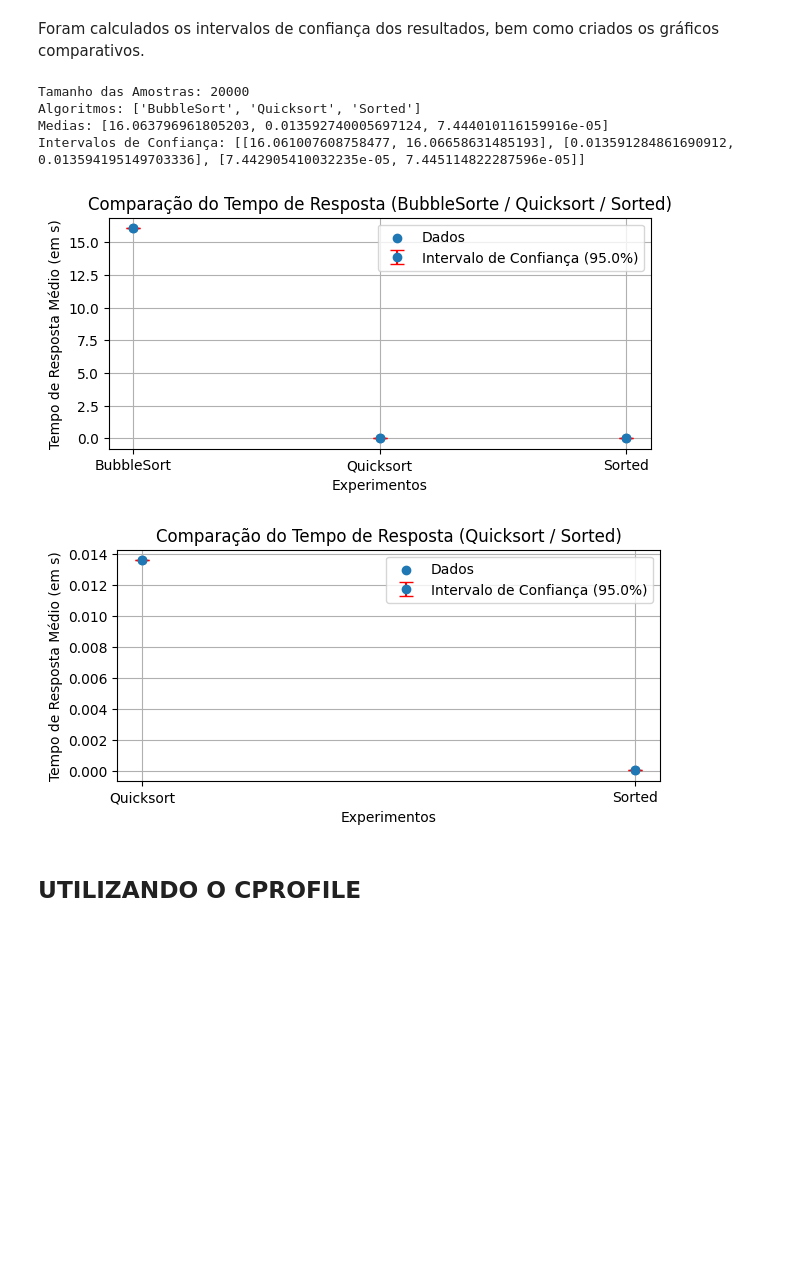
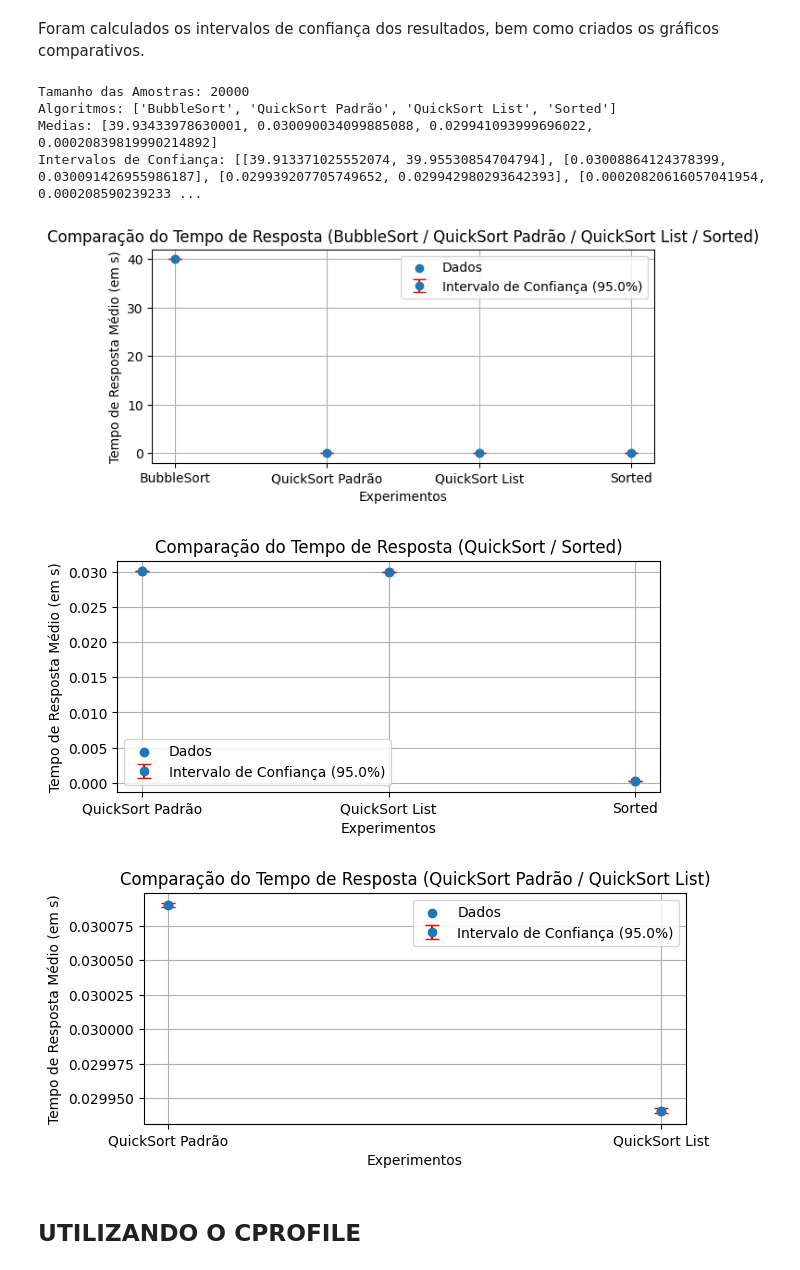
Before and after one commit to greffao/Optimizing-Code, a Jupyter notebook: Atividade 5/atividade5.ipynb, the cells around one changed output. Drawn from its saved outputs; the diff is of its cells as text; code cells hidden in the pictures; blank space fills up the shorter version.

```diff
--- a/Atividade 5/atividade5.ipynb
+++ b/Atividade 5/atividade5.ipynb
@@ -45,8 +45,28 @@ def bubble_sort(lista):
             if lista[j] < lista[j - 1]:
                 lista[j], lista[j - 1] = lista[j - 1], lista[j]
     return lista
+# %%
+def quicksort(arr):
+    if len(arr) <= 1:
+        return arr
+
+    pivot_index = len(arr) // 2
+    pivot = arr[pivot_index]
+    menores = []
+    iguais = []
+    maiores = []
+
+    for i, element in enumerate(arr):
+        if element < pivot:
+            menores.append(element)
+        elif element == pivot:
+            iguais.append(element)
+        else:
+            maiores.append(element)
+
+    return quicksort(menores) + iguais + quicksort(maiores)
 # %%
-def quicksort(arr):
+def quicksort_list(arr):
     if len(arr) <= 1:
         return arr
     pivot = arr[len(arr) // 2]
@@ -84,7 +110,8 @@ A utilização da biblioteca Timeit possibilita a utilização do parâmetro 'nu
 # %%
 lista = [x for x in range(20000, 0, -1)]
 results_bubble = [timeit.timeit(lambda: bubble_sort(lista.copy()), number=1) for _ in range(10)]
-results_quicksort = [timeit.timeit(lambda: quicksort(lista.copy()), number=1) for _ in range(10)]
+results_quicksort_padrao = [timeit.timeit(lambda: quicksort(lista.copy()), number=1) for _ in range(10)]
+results_quicksort_list = [timeit.timeit(lambda: quicksort_list(lista.copy()), number=1) for _ in range(10)]
 results_otimizado = [timeit.timeit(lambda: sorted(lista.copy()), number=1) for _ in range(10)]
 # %% [markdown]
 ### Calculando Intervalos de Confiança dos Resultados
@@ -109,27 +136,29 @@ def grafico_intervalo(nomes, medias, intervalos, nivel_confianca, algoritmos):
     plt.grid(True)
     plt.show()
 # %%
-results = [results_bubble, results_quicksort, results_otimizado]
+results = [results_bubble, results_quicksort_padrao, results_quicksort_list, results_otimizado]
 tamanho_amostra = len(lista)
 nivel_confianca = 0.95
-nomes = ['BubbleSort', 'Quicksort', 'Sorted']
+nomes = ['BubbleSort', 'QuickSort Padrão', 'QuickSort List', 'Sorted']
 medias = [np.mean(r) for r in results]
 intervalos = [intervalo_confianca(r, nivel_confianca, tamanho_amostra) for r in results]
 
 print('Tamanho das Amostras:', tamanho_amostra)
 print('Algoritmos:', nomes)
 print('Medias:', medias)
 print('Intervalos de Confiança:', intervalos)
 
-grafico_intervalo(nomes, medias, intervalos, nivel_confianca, 'BubbleSorte / Quicksort / Sorted')
-grafico_intervalo(nomes[1:3], medias[1:3], intervalos[1:3], nivel_confianca, 'Quicksort / Sorted')
+grafico_intervalo(nomes, medias, intervalos, nivel_confianca, 'BubbleSort / QuickSort Padrão / QuickSort List / Sorted')
+grafico_intervalo(nomes[1:4], medias[1:4], intervalos[1:4], nivel_confianca, 'QuickSort / Sorted')
+grafico_intervalo(nomes[1:3], medias[1:3], intervalos[1:3], nivel_confianca, 'QuickSort Padrão / QuickSort List')
 # %% [output]
 Tamanho das Amostras: 20000
-Algoritmos: ['BubbleSort', 'Quicksort', 'Sorted']
-Medias: [16.063796961805203, 0.013592740005697124, 7.444010116159916e-05]
-Intervalos de Confiança: [[16.061007608758477, 16.06658631485193], [0.013591284861690912, 0.013594195149703336], [7.442905410032235e-05, 7.445114822287596e-05]]
+Algoritmos: ['BubbleSort', 'QuickSort Padrão', 'QuickSort List', 'Sorted']
+Medias: [39.93433978630001, 0.030090034099885088, 0.029941093999696022, 0.00020839819990214892]
+Intervalos de Confiança: [[39.913371025552074, 39.95530854704794], [0.03008864124378399, 0.030091426955986187], [0.029939207705749652, 0.029942980293642393], [0.00020820616057041954, 0.000208590239233 ...
-[figure, old version]
+[figure, new version]
-[figure, old version]
+[figure, new version]
+[figure, added]
 # %% [markdown]
 ## UTILIZANDO O CPROFILE
 # %% [markdown]
```
Also changed, not shown: parts of 1 cell of this notebook.
